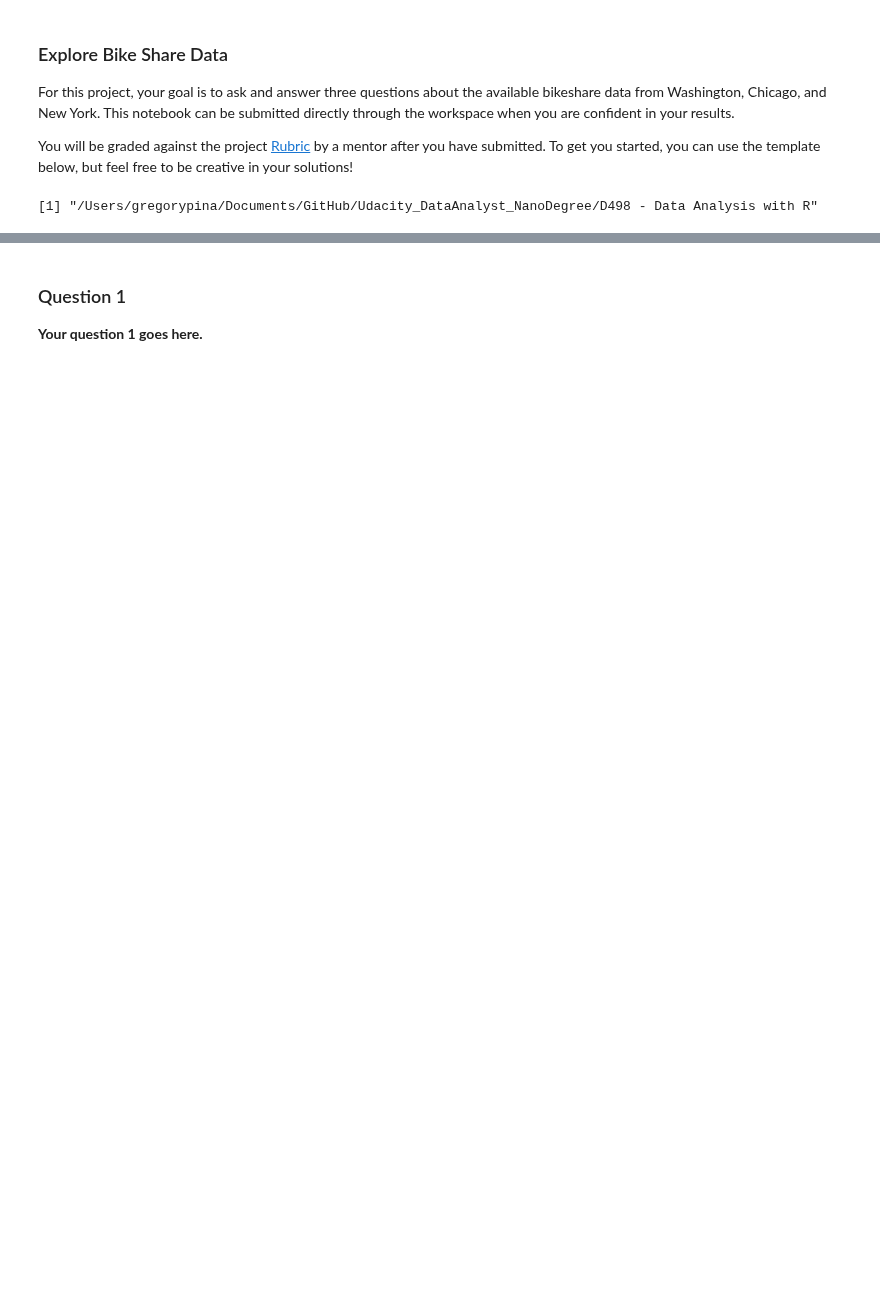
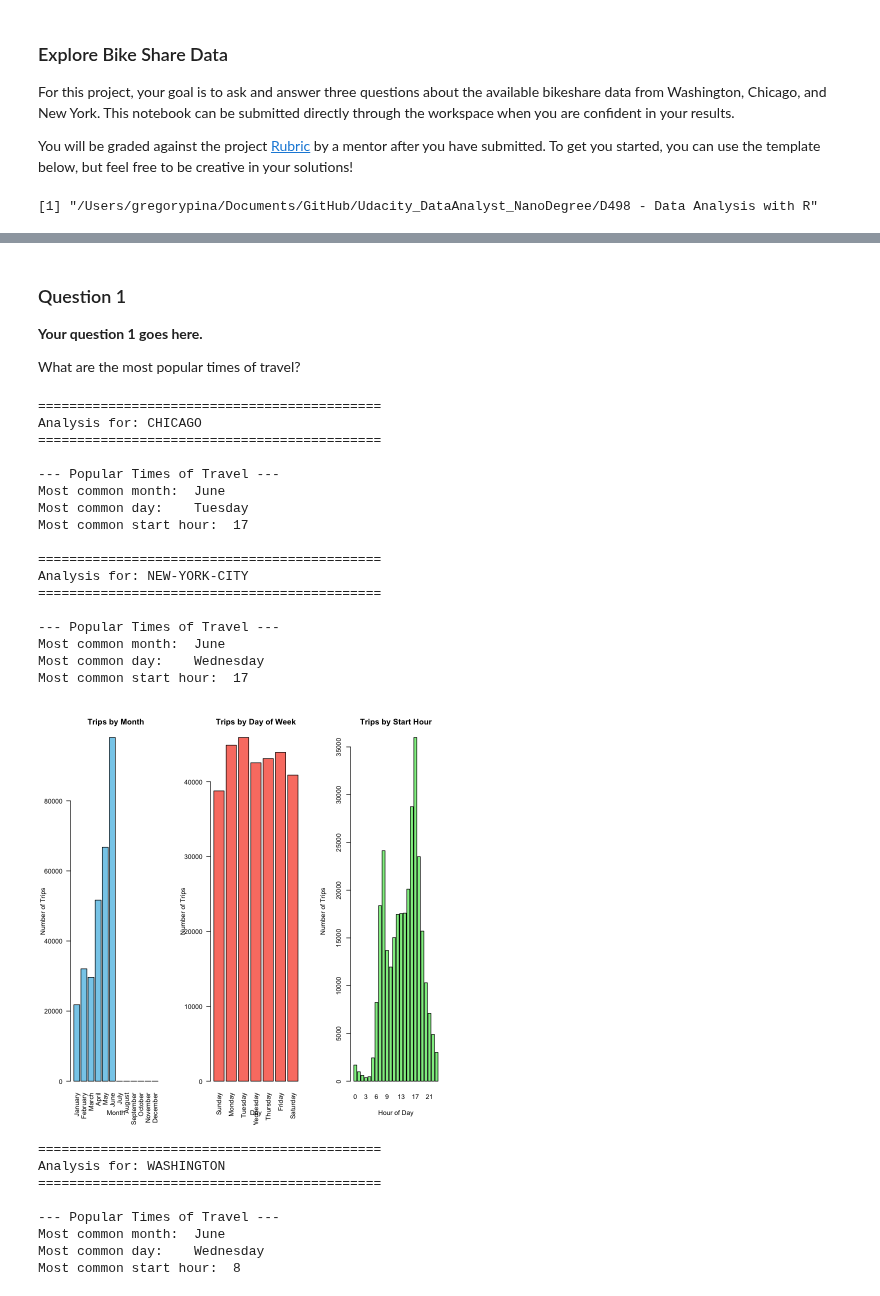
Before and after one commit to Greg-Pina/Udacity_DataAnalyst_NanoDegree, a Jupyter notebook: D498 - Data Analysis with R/Explore_bikeshare_data.ipynb, the cells around one changed output, grey strips where cells are left out. Drawn from its saved outputs; the diff is of its cells as text; code cells hidden in the pictures; blank space fills up the shorter version.

```diff
--- a/D498 - Data Analysis with R/Explore_bikeshare_data.ipynb
+++ b/D498 - Data Analysis with R/Explore_bikeshare_data.ipynb
@@ -51,0 +71,23 @@ A data.frame: 6 x 9
+# %%
+
+# Load required packages
+library(ggplot2)   # For enhanced plots
+library(dplyr)     # For data manipulation
+library(lubridate) # For date/time operations
+
+#----------------------------------------
+# Helper Function: Load Data
+#----------------------------------------
+load_data <- function(city) {
+  # Build the file name based on the city name (e.g., "chicago.csv")
+  file_name <- paste0(city, ".csv")
+  # Read the CSV file; note stringsAsFactors = FALSE avoids unwanted factor conversion
+  data <- read.csv(file_name, stringsAsFactors = FALSE)
+
+  # Convert the Start Time and End Time columns into date/time objects
+  # Adjust the format if needed (here we assume "YYYY-MM-DD HH:MM:SS")
+  data$Start.Time <- as.POSIXct(data$Start.Time, format="%Y-%m-%d %H:%M:%S")
+  data$End.Time   <- as.POSIXct(data$End.Time, format="%Y-%m-%d %H:%M:%S")
+
+  return(data)
+}
@@ -54,3 +117,5 @@ A data.frame: 6 x 9
 
 
 **Your question 1 goes here.**
+
+What are the most popular times of travel?
@@ -58,0 +177,48 @@ A data.frame: 6 x 9
+# %%
+#----------------------------------------
+# Main Script: Loop Over Cities
+#----------------------------------------
+# List of cities to analyze (make sure the corresponding CSV files are in your working directory)
+cities <- c("chicago", "new-york-city", "washington")
+
+for (city in cities) {
+  cat("\n============================================\n")
+  cat("Analysis for:", toupper(city), "\n")
+  cat("============================================\n")
+
+  # Load the city data
+  data <- load_data(city)
+
+  #----------------------------------------
+  # Explore Popular Times of Travel
+  #----------------------------------------
+  cat("\n--- Popular Times of Travel ---\n")
+  popular_times(data)
+}
+# %% [output]
+============================================
+Analysis for: CHICAGO
+============================================
+
+--- Popular Times of Travel ---
+Most common month:  June
+Most common day:    Tuesday
+Most common start hour:  17
+
+============================================
+Analysis for: NEW-YORK-CITY
+============================================
+
+--- Popular Times of Travel ---
+Most common month:  June
+Most common day:    Wednesday
+Most common start hour:  17
+[figure, added]
+============================================
+Analysis for: WASHINGTON
+============================================
+
+--- Popular Times of Travel ---
+Most common month:  June
+Most common day:    Wednesday
+Most common start hour:  8
```
Also changed, not shown: parts of 21 cells of this notebook.
